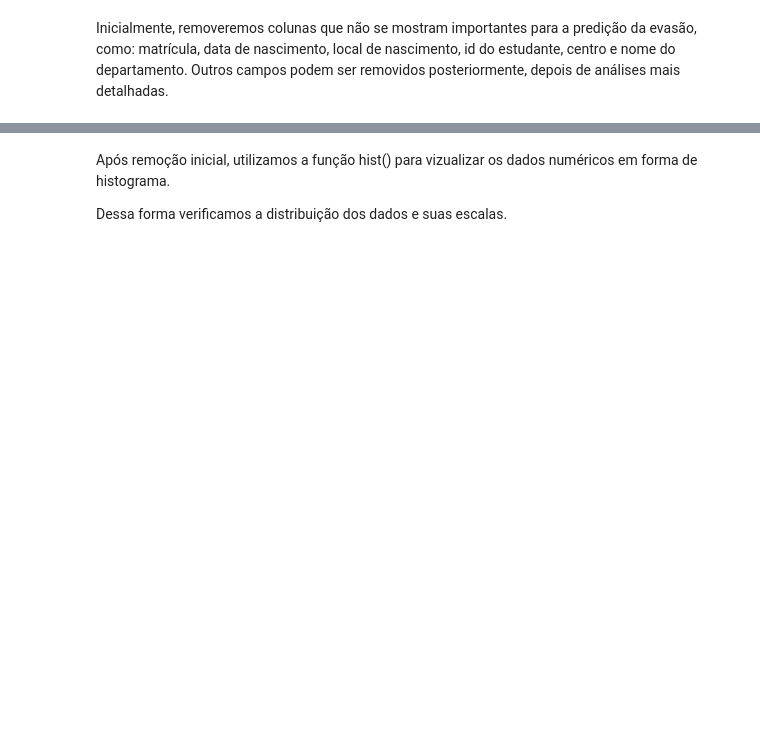
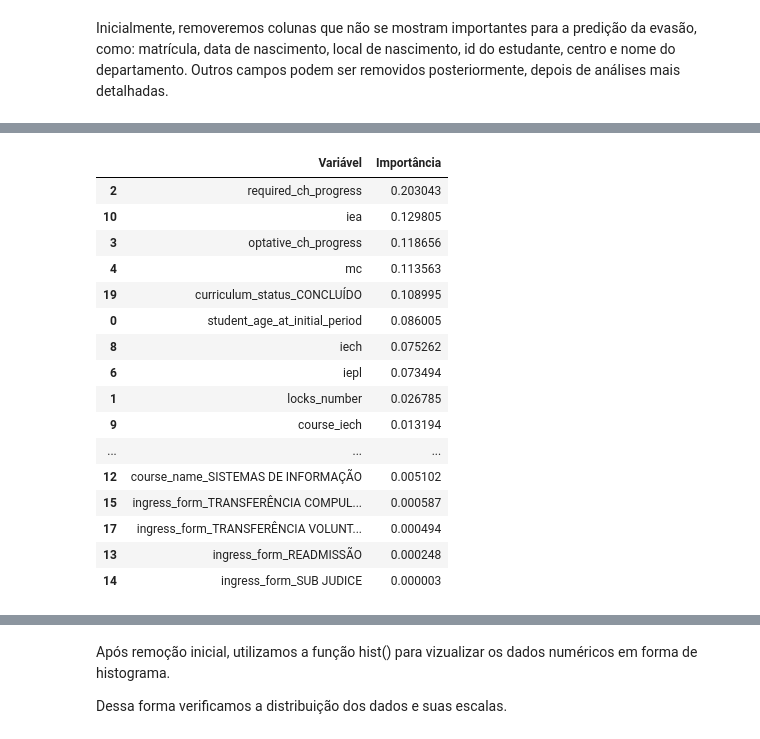
Before and after one commit to gabrielmoliva/Atividade-1---Machine-Learning, a Jupyter notebook: modelo.ipynb, the cells around one changed output, grey strips where cells are left out. Cells and saved outputs as stored; diff of their text form; code cells hidden in the pictures; blank space fills up the shorter version.

```diff
--- a/modelo.ipynb
+++ b/modelo.ipynb
@@ -75,0 +106,26 @@ df.head()
+# %%
+clf = RandomForestClassifier(random_state=42)
+clf.fit(X,y)
+
+# Dataframe da importância
+importancia = pd.DataFrame({'Variável': X.columns, 'Importância': clf.feature_importances_})
+importancia = importancia.sort_values(by="Importância", ascending=False)
+importancia
+# %% [output]
+|  | Variável | Importância |
+| 2 | required_ch_progress | 0.203043 |
+| 10 | iea | 0.129805 |
+| 3 | optative_ch_progress | 0.118656 |
+| 4 | mc | 0.113563 |
+| 19 | curriculum_status_CONCLUÍDO | 0.108995 |
+| 0 | student_age_at_initial_period | 0.086005 |
+| 8 | iech | 0.075262 |
+| 6 | iepl | 0.073494 |
+| 1 | locks_number | 0.026785 |
+| 9 | course_iech | 0.013194 |
+| ... | ... | ... |
+| 12 | course_name_SISTEMAS DE INFORMAÇÃO | 0.005102 |
+| 15 | ingress_form_TRANSFERÊNCIA COMPUL... | 0.000587 |
+| 17 | ingress_form_TRANSFERÊNCIA VOLUNT... | 0.000494 |
+| 13 | ingress_form_READMISSÃO | 0.000248 |
+| 14 | ingress_form_SUB JUDICE | 0.000003 |
```
Also changed, not shown: parts of 17 cells of this notebook.
